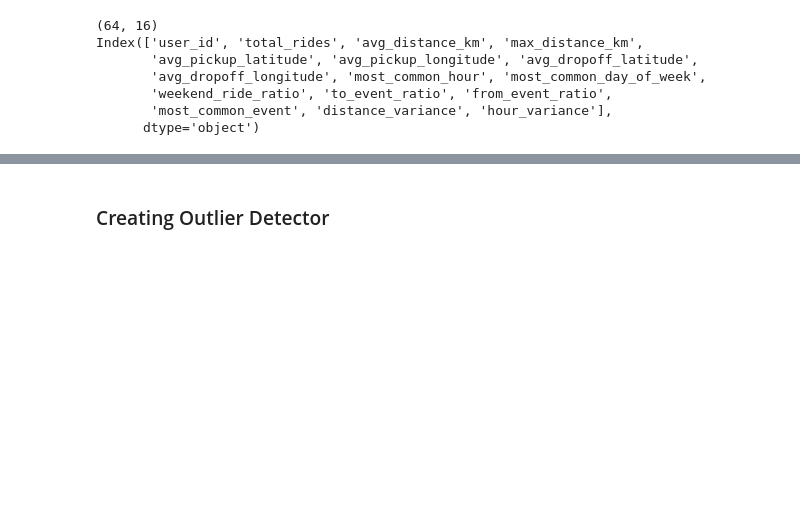
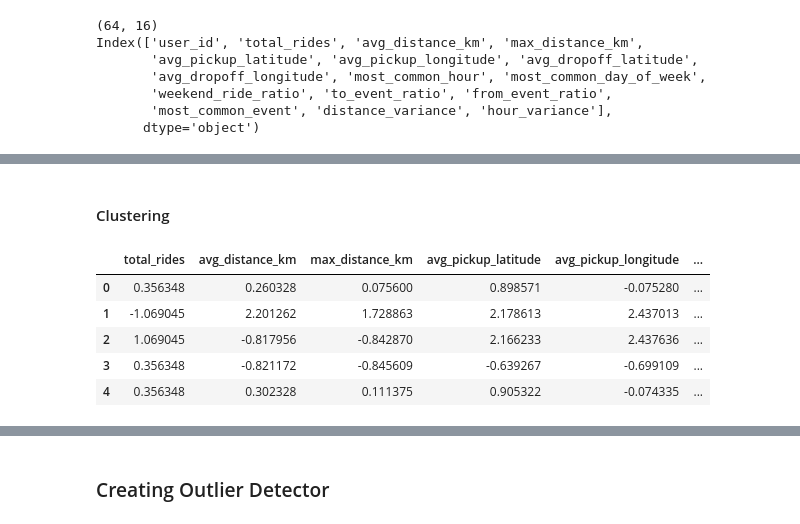
Before and after one commit to fabianVagnoni/Stream_Analytics_Projects, a Jupyter notebook: advance_anaylitics.ipynb, the cells around one changed output, grey strips where cells are left out. Cells and saved outputs as stored; diff of their text form; code cells hidden in the pictures; blank space fills up the shorter version.

```diff
--- a/advance_anaylitics.ipynb
+++ b/advance_anaylitics.ipynb
@@ -280,10 +290,3 @@ Index(['user_id', 'total_rides', 'avg_distance_km', 'max_distance_km',
        'weekend_ride_ratio', 'to_event_ratio', 'from_event_ratio',
        'most_common_event', 'distance_variance', 'hour_variance'],
       dtype='object')
-# %%
-# Encoding the most common event
-from sklearn.preprocessing import LabelEncoder
-le = LabelEncoder()
-user_features["most_common_event"] = le.fit_transform(user_features["most_common_event"])
-user_features["most_common_event"] = user_features["most_common_event"].astype(int)
-user_features.head()
@@ -296,0 +365,16 @@ user_features.head()
+# %% [markdown]
+#### Clustering
+# %%
+from sklearn.preprocessing import StandardScaler
+
+standard_scaler = StandardScaler()
+scaled_user_features = standard_scaler.fit_transform(complete_user_features)
+scaled_user_features = pd.DataFrame(scaled_user_features, columns=complete_user_features.columns)
+scaled_user_features.head()
+# %% [output]
+|  | total_rides | avg_distance_km | max_distance_km | avg_pickup_latitude | avg_pickup_longitude | ... |
+| 0 | 0.356348 | 0.260328 | 0.075600 | 0.898571 | -0.075280 | ... |
+| 1 | -1.069045 | 2.201262 | 1.728863 | 2.178613 | 2.437013 | ... |
+| 2 | 1.069045 | -0.817956 | -0.842870 | 2.166233 | 2.437636 | ... |
+| 3 | 0.356348 | -0.821172 | -0.845609 | -0.639267 | -0.699109 | ... |
+| 4 | 0.356348 | 0.302328 | 0.111375 | 0.905322 | -0.074335 | ... |
```
Also changed, not shown: parts of 22 cells of this notebook, 6 other files.
